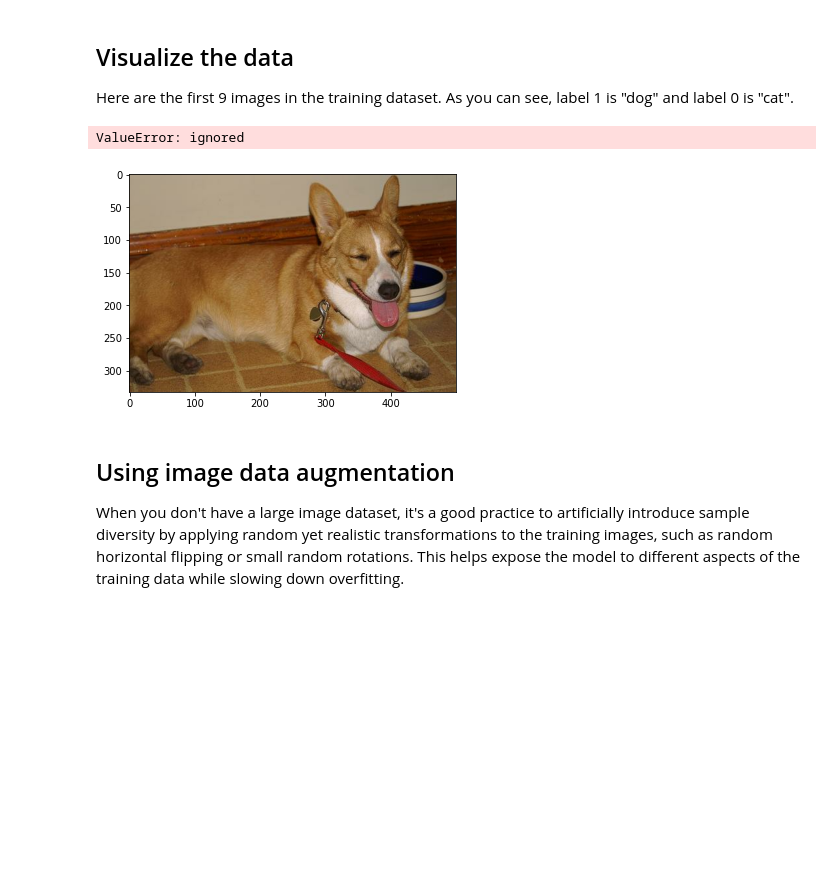
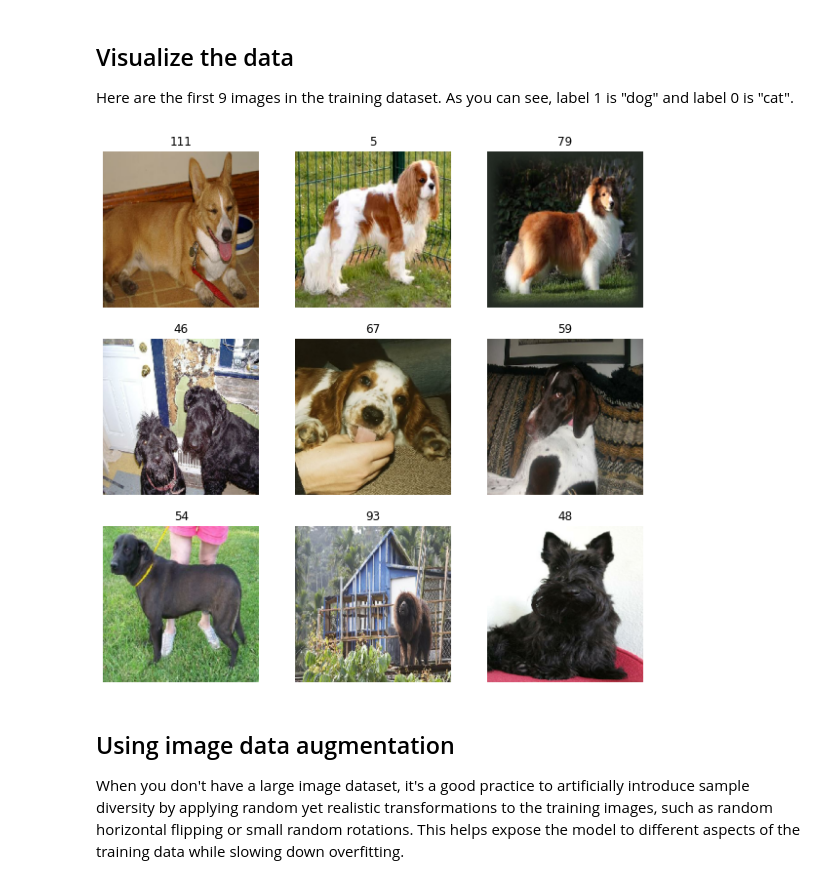
Before and after one commit to KorwinBieniek/kaggle_projects, a Jupyter notebook: notebooks/dogs_cats_classification/stanford_dogs_transfer_learning.ipynb, the cells around one changed output. Cells and saved outputs as stored; diff of their text form; code cells hidden in the pictures; blank space fills up the shorter version.

```diff
--- a/notebooks/dogs_cats_classification/stanford_dogs_transfer_learning.ipynb
+++ b/notebooks/dogs_cats_classification/stanford_dogs_transfer_learning.ipynb
@@ -36,17 +27 @@ Now we have a `PetImages` folder which contain two subfolders, `Cat` and `Dog`.
-# %%
-def load_dataset():
-    """
-    Load stanford_dogs tensorflow dataset.
-    :return:
-    ds_train (tf.data.DataSet) The requested training dataset.
-    ds_test (tf.data.DataSet) The requested test dataset.
-    ds_info (tfds.core.DatasetInfo) The requested dataset info.
-    """
-    (ds_train, ds_test), ds_info = tfds.load('stanford_dogs',
-                                             split=['train', 'test'],
-                                             shuffle_files=True,
-                                             as_supervised=True,
-                                             with_info=True,
-                                             data_dir='data/tfds')
-    return ds_train, ds_test, ds_info
 # %%
@@ -185,32 +104,17 @@ Using 468 files for validation.
 Here are the first 9 images in the training dataset. As you can see, label 1 is "dog"
  and label 0 is "cat".
 # %%
-# import matplotlib.pyplot as plt
+import matplotlib.pyplot as plt
 
-# plt.figure(figsize=(10, 10))
-# for images, labels in train_ds.take(1):
-#     for i in range(9):
-#         ax = plt.subplot(3, 3, i + 1)
-#         plt.imshow(images[i].numpy().astype("uint8"))
-#         plt.title(labels[i])
-#         plt.axis("off")
-
-import os
-
-def get_label(file_path):
-  # Convert the path to a list of path components
-  parts = tf.strings.split(file_path, os.path.sep)
-  # The second to last is the class-directory
-  one_hot = parts[-2] == class_names
-  # Integer encode the label
-  return tf.argmax(one_hot)
-
-image, label = next(iter(train_ds))
-_ = plt.imshow(image)
-_ = plt.title(get_label(label))
+plt.figure(figsize=(10, 10))
+for images, labels in train_ds.take(1):
+    for i in range(9):
+        ax = plt.subplot(3, 3, i + 1)
+        plt.imshow(images[i].numpy())
+        plt.title(int(labels.numpy()[i].argmax()))
+        plt.axis("off")
 # %% [output]
-ValueError: ignored
-[figure, old version]
+[figure, new version]
 # %% [markdown]
 ## Using image data augmentation
 
```
Also changed, not shown: parts of 13 cells of this notebook.
